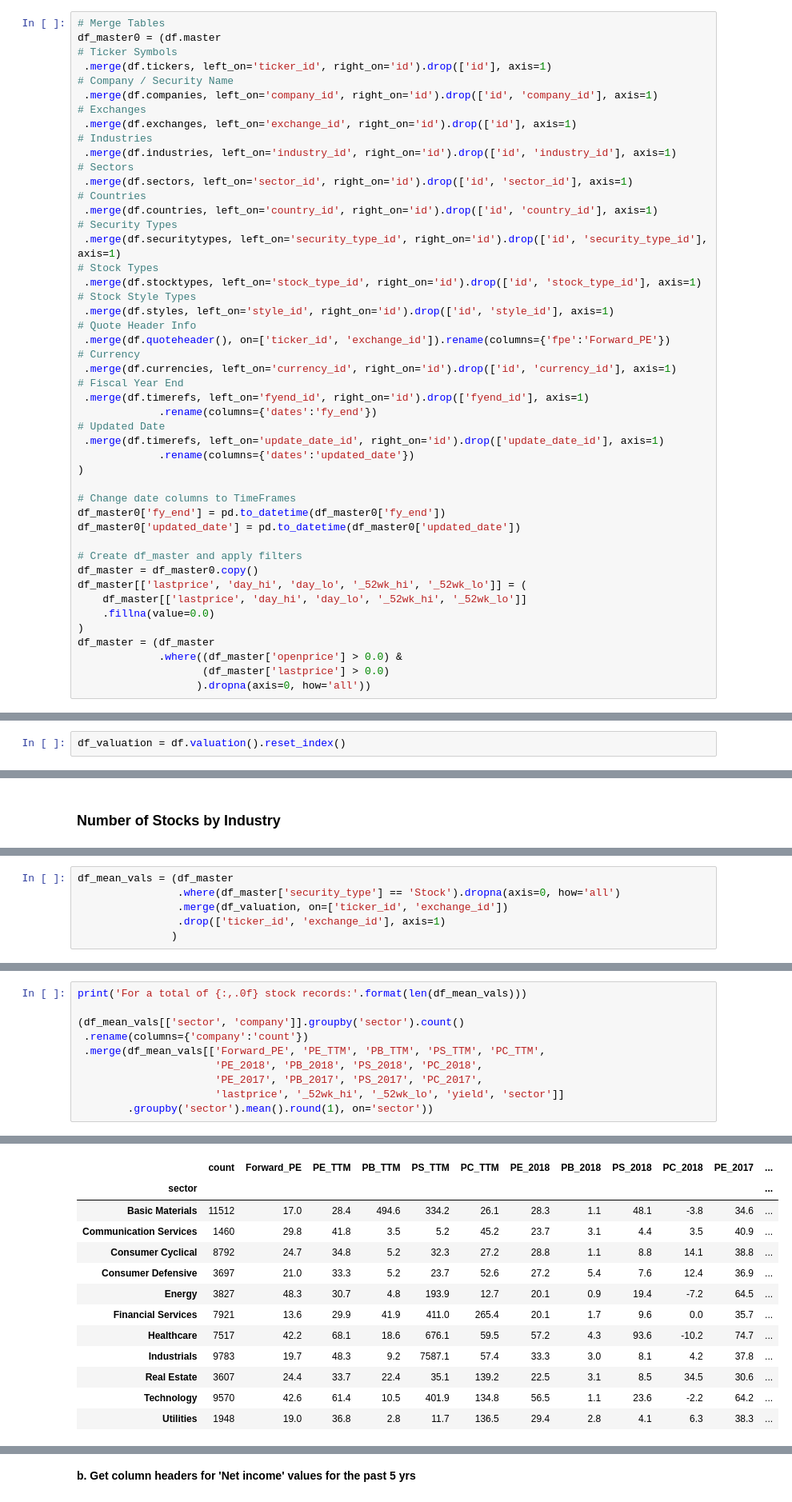
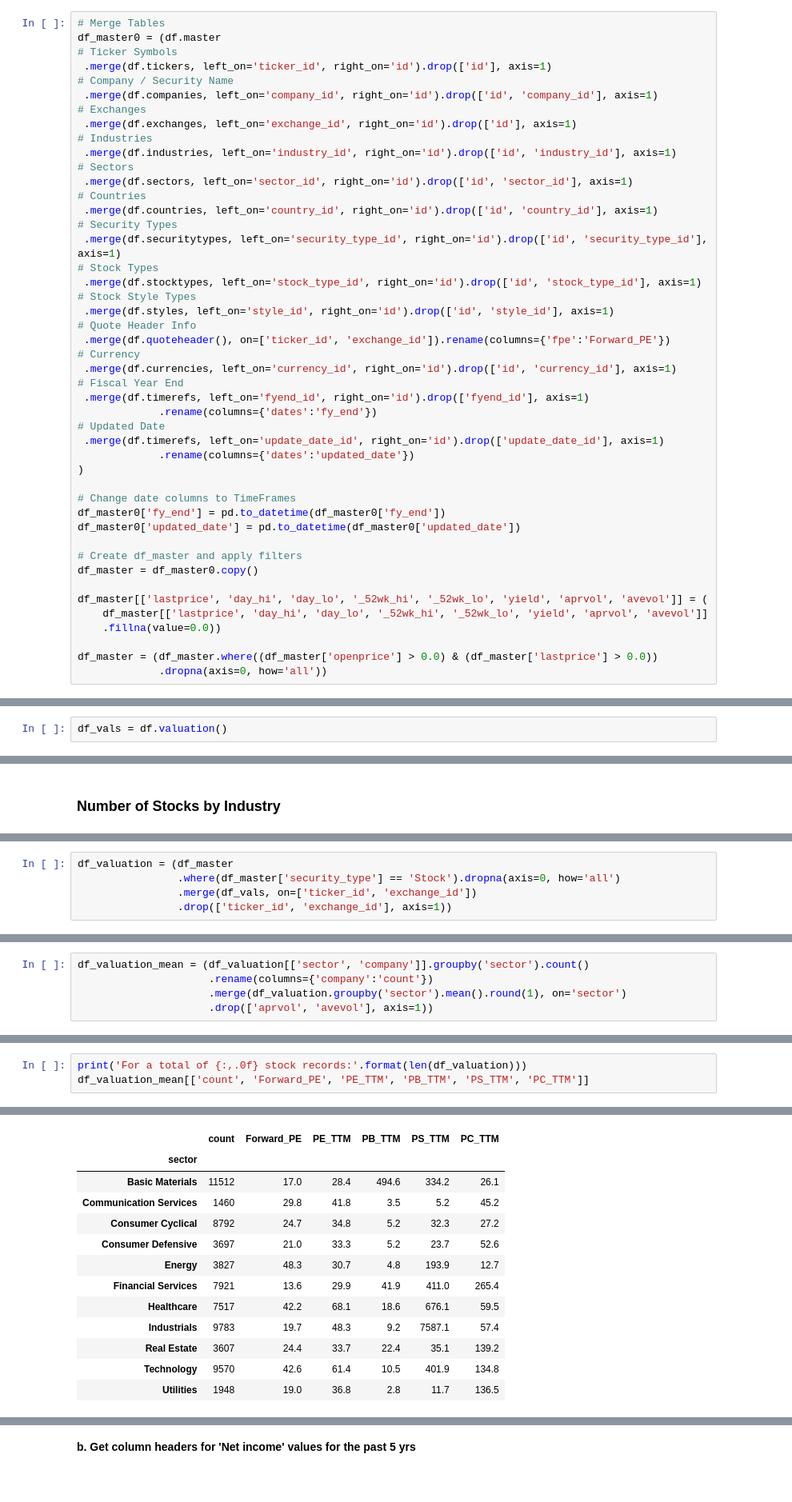
Before and after one commit to caiobran/mstables, a Jupyter notebook: data_overview.ipynb, the cells around one changed output, grey strips where cells are left out. Shown at 80% size. Saved outputs shown, nothing was run; the diff lists cells and outputs as text.

```diff
--- a/data_overview.ipynb
+++ b/data_overview.ipynb
@@ -103,14 +103,13 @@ df_master0['updated_date'] = pd.to_datetime(df_master0['updated_date'])
 
 # Create df_master and apply filters
 df_master = df_master0.copy()
-df_master[['lastprice', 'day_hi', 'day_lo', '_52wk_hi', '_52wk_lo']] = (
-    df_master[['lastprice', 'day_hi', 'day_lo', '_52wk_hi', '_52wk_lo']]
-    .fillna(value=0.0)
-)
-df_master = (df_master
-             .where((df_master['openprice'] > 0.0) &
-                    (df_master['lastprice'] > 0.0)
-                   ).dropna(axis=0, how='all'))
+
+df_master[['lastprice', 'day_hi', 'day_lo', '_52wk_hi', '_52wk_lo', 'yield', 'aprvol', 'avevol']] = (
+    df_master[['lastprice', 'day_hi', 'day_lo', '_52wk_hi', '_52wk_lo', 'yield', 'aprvol', 'avevol']]
+    .fillna(value=0.0))
+
+df_master = (df_master.where((df_master['openprice'] > 0.0) & (df_master['lastprice'] > 0.0))
+             .dropna(axis=0, how='all'))
 # %%
 df_master.head()
 # %% [output]
@@ -190,4 +189,4 @@ DataFrame contains 117,590 records.
 ### Price Ratios (P/E, P/S, P/B, P/C)
 ##### DataFrame Instance
 # %%
-df_valuation = df.valuation().reset_index()
+df_vals = df.valuation()
@@ -975,6 +946,5 @@ df_exchanges[df_exchanges['ticker_count'] > 100]
 # %%
-df_mean_vals = (df_master
+df_valuation = (df_master
                 .where(df_master['security_type'] == 'Stock').dropna(axis=0, how='all')
-                .merge(df_valuation, on=['ticker_id', 'exchange_id'])
-                .drop(['ticker_id', 'exchange_id'], axis=1)
-               )
+                .merge(df_vals, on=['ticker_id', 'exchange_id'])
+                .drop(['ticker_id', 'exchange_id'], axis=1))
@@ -981 +953,6 @@ df_mean_vals = (df_master
+# %%
+df_valuation_mean = (df_valuation[['sector', 'company']].groupby('sector').count()
+                     .rename(columns={'company':'count'})
+                     .merge(df_valuation.groupby('sector').mean().round(1), on='sector')
+                     .drop(['aprvol', 'avevol'], axis=1))
 # %%
@@ -1000,25 +972,18 @@ Index(['ticker', 'company', 'exchange', 'exchange_sym', 'industry', 'sector',
 # %%
-print('For a total of {:,.0f} stock records:'.format(len(df_mean_vals)))
-
-(df_mean_vals[['sector', 'company']].groupby('sector').count()
- .rename(columns={'company':'count'})
- .merge(df_mean_vals[['Forward_PE', 'PE_TTM', 'PB_TTM', 'PS_TTM', 'PC_TTM',
-                      'PE_2018', 'PB_2018', 'PS_2018', 'PC_2018',
-                      'PE_2017', 'PB_2017', 'PS_2017', 'PC_2017',
-                      'lastprice', '_52wk_hi', '_52wk_lo', 'yield', 'sector']]
-        .groupby('sector').mean().round(1), on='sector'))
+print('For a total of {:,.0f} stock records:'.format(len(df_valuation)))
+df_valuation_mean[['count', 'Forward_PE', 'PE_TTM', 'PB_TTM', 'PS_TTM', 'PC_TTM']]
 # %% [output]
 For a total of 69,634 stock records:
-|  | count | Forward_PE | PE_TTM | PB_TTM | PS_TTM | PC_TTM | PE_2018 | PB_2018 | PS_2018 | PC_2018 | PE_2017 | ... |
-| sector |  |  |  |  |  |  |  |  |  |  |  | ... |
-| Basic Materials | 11512 | 17.0 | 28.4 | 494.6 | 334.2 | 26.1 | 28.3 | 1.1 | 48.1 | -3.8 | 34.6 | ... |
-| Communication Services | 1460 | 29.8 | 41.8 | 3.5 | 5.2 | 45.2 | 23.7 | 3.1 | 4.4 | 3.5 | 40.9 | ... |
-| Consumer Cyclical | 8792 | 24.7 | 34.8 | 5.2 | 32.3 | 27.2 | 28.8 | 1.1 | 8.8 | 14.1 | 38.8 | ... |
-| Consumer Defensive | 3697 | 21.0 | 33.3 | 5.2 | 23.7 | 52.6 | 27.2 | 5.4 | 7.6 | 12.4 | 36.9 | ... |
-| Energy | 3827 | 48.3 | 30.7 | 4.8 | 193.9 | 12.7 | 20.1 | 0.9 | 19.4 | -7.2 | 64.5 | ... |
-| Financial Services | 7921 | 13.6 | 29.9 | 41.9 | 411.0 | 265.4 | 20.1 | 1.7 | 9.6 | 0.0 | 35.7 | ... |
-| Healthcare | 7517 | 42.2 | 68.1 | 18.6 | 676.1 | 59.5 | 57.2 | 4.3 | 93.6 | -10.2 | 74.7 | ... |
-| Industrials | 9783 | 19.7 | 48.3 | 9.2 | 7587.1 | 57.4 | 33.3 | 3.0 | 8.1 | 4.2 | 37.8 | ... |
-| Real Estate | 3607 | 24.4 | 33.7 | 22.4 | 35.1 | 139.2 | 22.5 | 3.1 | 8.5 | 34.5 | 30.6 | ... |
-| Technology | 9570 | 42.6 | 61.4 | 10.5 | 401.9 | 134.8 | 56.5 | 1.1 | 23.6 | -2.2 | 64.2 | ... |
-| Utilities | 1948 | 19.0 | 36.8 | 2.8 | 11.7 | 136.5 | 29.4 | 2.8 | 4.1 | 6.3 | 38.3 | ... |
+|  | count | Forward_PE | PE_TTM | PB_TTM | PS_TTM | PC_TTM |
+| sector |  |  |  |  |  |  |
+| Basic Materials | 11512 | 17.0 | 28.4 | 494.6 | 334.2 | 26.1 |
+| Communication Services | 1460 | 29.8 | 41.8 | 3.5 | 5.2 | 45.2 |
+| Consumer Cyclical | 8792 | 24.7 | 34.8 | 5.2 | 32.3 | 27.2 |
+| Consumer Defensive | 3697 | 21.0 | 33.3 | 5.2 | 23.7 | 52.6 |
+| Energy | 3827 | 48.3 | 30.7 | 4.8 | 193.9 | 12.7 |
+| Financial Services | 7921 | 13.6 | 29.9 | 41.9 | 411.0 | 265.4 |
+| Healthcare | 7517 | 42.2 | 68.1 | 18.6 | 676.1 | 59.5 |
+| Industrials | 9783 | 19.7 | 48.3 | 9.2 | 7587.1 | 57.4 |
+| Real Estate | 3607 | 24.4 | 33.7 | 22.4 | 35.1 | 139.2 |
+| Technology | 9570 | 42.6 | 61.4 | 10.5 | 401.9 | 134.8 |
+| Utilities | 1948 | 19.0 | 36.8 | 2.8 | 11.7 | 136.5 |
```
Also changed, not shown: parts of 62 cells of this notebook, 3 other files.
